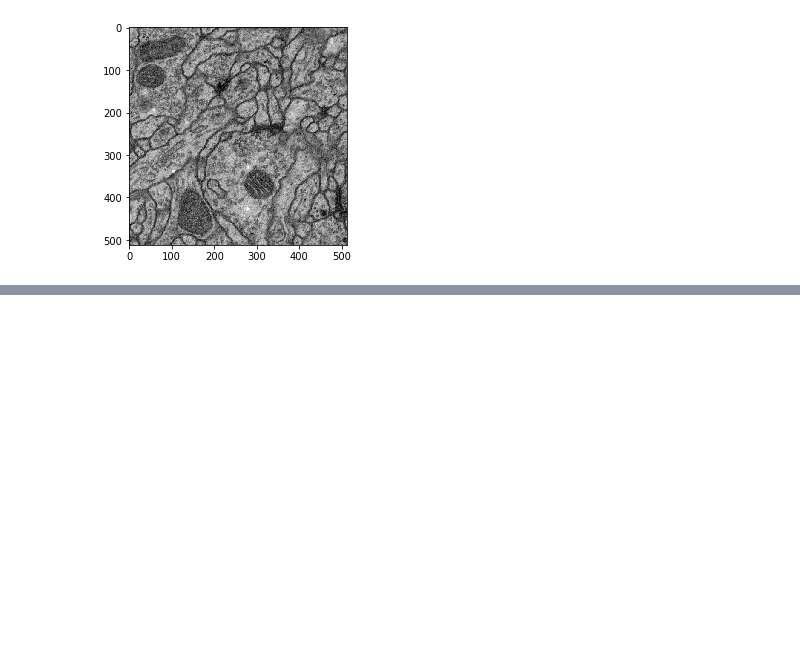
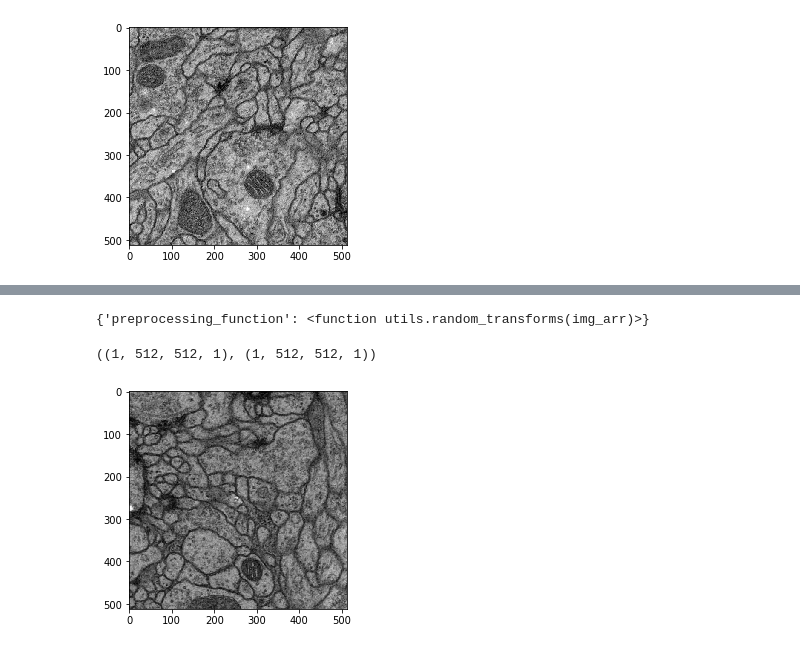
Before and after one commit to ilyarudyak/cs230_project_keras, a Jupyter notebook: isbi_challenge/data_gen_debug.ipynb, the cells around one changed output, grey strips where cells are left out. Cells and saved outputs as stored; diff of their text form; code cells hidden in the pictures; blank space fills up the shorter version.

Commit message:
changed augmentation

```diff
--- a/isbi_challenge/data_gen_debug.ipynb
+++ b/isbi_challenge/data_gen_debug.ipynb
@@ -99,0 +104,18 @@ plt.imshow(test_img.reshape(512, 512), cmap='gray');
+# %%
+data = ISBI2012()
+# %%
+data.augmentation
+# %% [output]
+{'preprocessing_function': <function utils.random_transforms(img_arr)>}
+# %%
+gen = data.generator()
+# %%
+img, mask = next(gen)
+# %%
+img.shape, mask.shape
+# %% [output]
+((1, 512, 512, 1), (1, 512, 512, 1))
+# %%
+plt.imshow(img.reshape(512, 512), cmap='gray');
+# %% [output]
+[figure, added]
```
Also changed, not shown: parts of 3 cells of this notebook, 9 other files.
